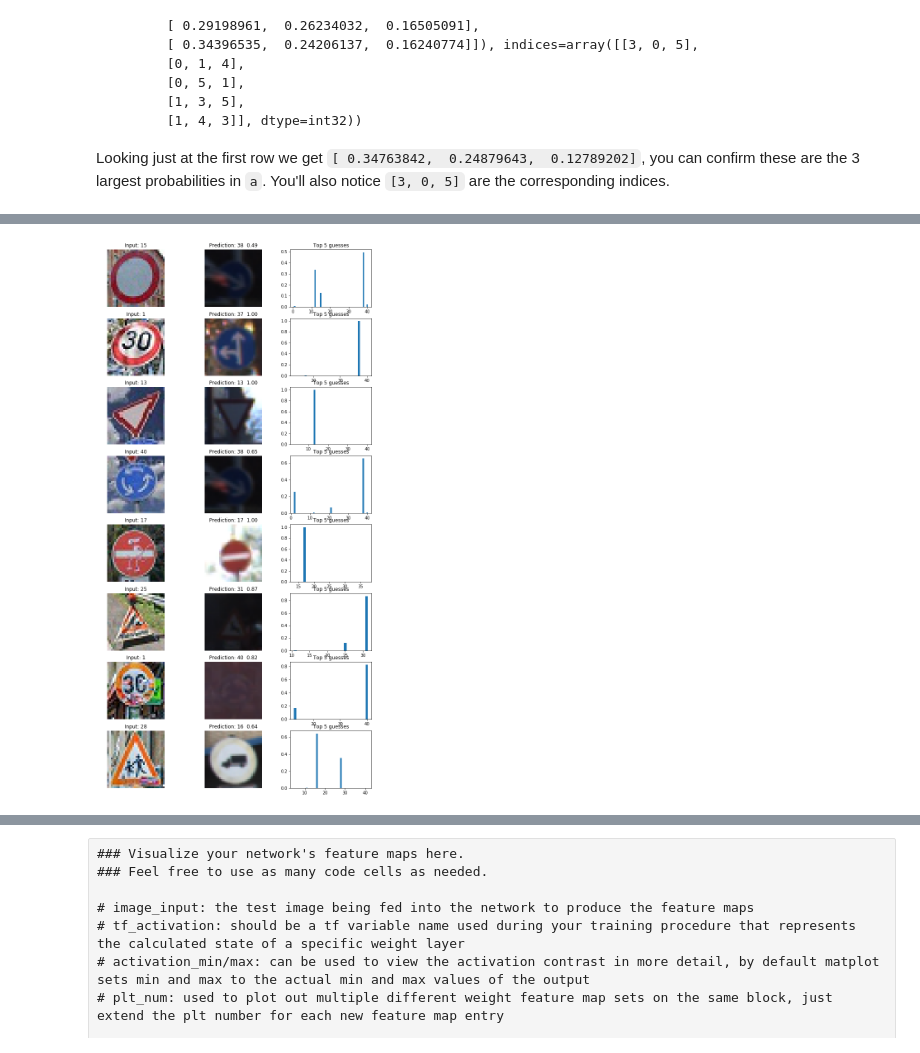
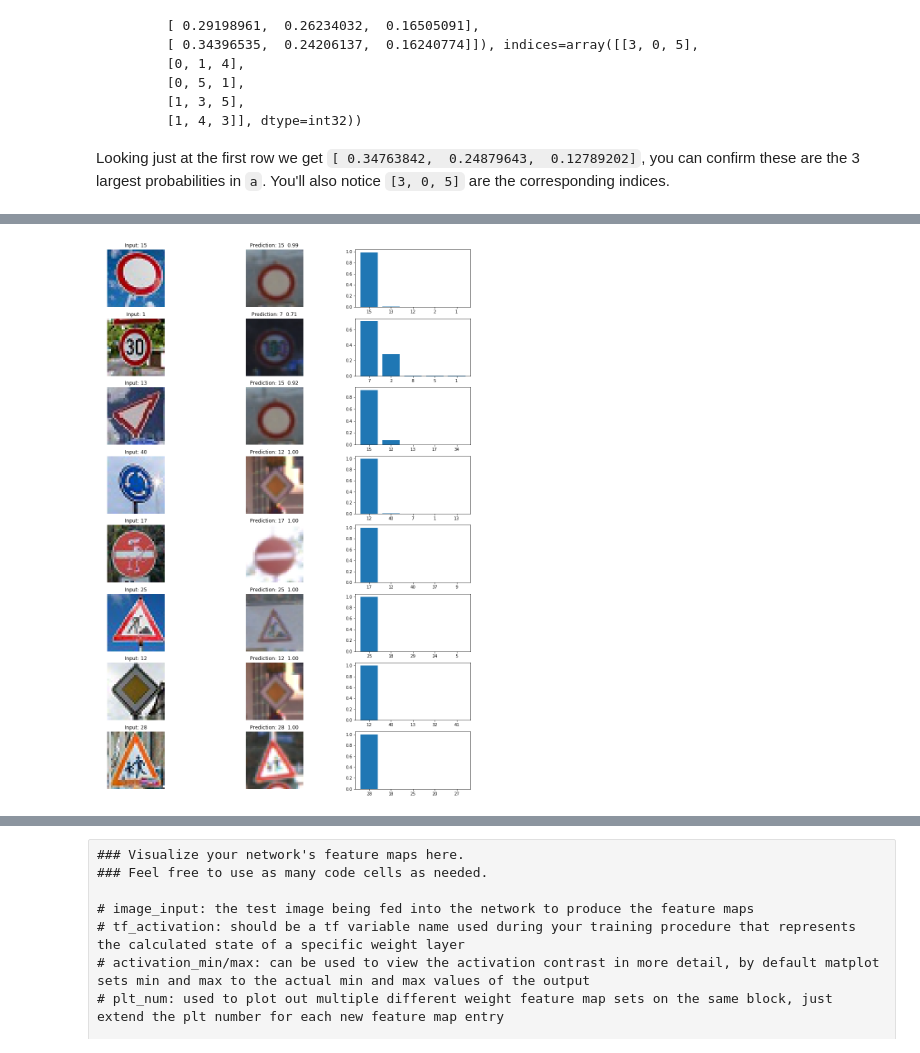
Before and after one commit to tmandzak/CarND-Traffic-Sign-Classifier-Project, a Jupyter notebook: Traffic_Sign_Classifier.ipynb, the cells around one changed output, grey strips where cells are left out. Drawn from its saved outputs; the diff is of its cells as text; code cells hidden in the pictures.

```diff
--- a/Traffic_Sign_Classifier.ipynb
+++ b/Traffic_Sign_Classifier.ipynb
@@ -743,11 +746,2 @@ eval_dict, x, y, logits, accuracy_operation, saver = train_and_validate(X_train,
 # %% [raw]
 plot_eval_dict(eval_dict)
-# %%
-with tf.Session() as sess:
-    saver.restore(sess, tf.train.latest_checkpoint('.'))
-
-    test_accuracy = evaluate(X_test, y_test, x, y, accuracy_operation)
-
-    #test_accuracy, test_loss = evaluate(X_test_normalized, y_test)
-
-    print("Test Accuracy = {:.3f}".format(test_accuracy))
@@ -783,7 +775,7 @@ fig, axs = plt.subplots(1, 8, figsize=(17, 5))
 axs = axs.ravel()
 
 images = []
-labels = [15, 1, 13, 40, 17, 25, 1, 28]
+labels = [15, 1, 13, 40, 17, 25, 12, 28]
 
 for i in range(8):
     img = './signs/'+str(i)+'.jpg'
@@ -797,10 +789,4 @@ for i in range(8):
 images_RGB = np.asarray(images)
 
 images = np.sum(images_RGB//3, axis=3, keepdims=True).astype('uint8')
-'''
-for i in range(8):
-    axs[i+8].axis('off')
-    axs[i+8].imshow(images[i].squeeze(), cmap='gray')
-    axs[i+8].set_title(str(labels[i])+'  '+str(images[i].shape))
-'''
 # %% [output]
@@ -822,6 +807,6 @@ with tf.Session() as sess:
     sess.run(tf.global_variables_initializer())
     saver = tf.train.import_meta_graph('./lenet.meta')
     saver.restore(sess, "./lenet")
-    accuracy = evaluate(images, labels, x, y, accuracy_operation)
+    accuracy = evaluate(images, labels, x, y, keep_prob, accuracy_operation)
     print("Test Set Accuracy = {:.3f}".format(accuracy))
 # %% [output]
@@ -872,8 +861,11 @@ Looking just at the first row we get `[ 0.34763842,  0.24879643,  0.12789202]`,
 # %%
+softmax_logits = tf.nn.softmax(logits)
+top_k = tf.nn.top_k(softmax_logits, k=5)
+
 with tf.Session() as sess:
     sess.run(tf.global_variables_initializer())
     saver = tf.train.import_meta_graph('./lenet.meta')
     saver.restore(sess, "./lenet")
 
-    softmax_logits = sess.run(tf.nn.softmax(logits), feed_dict={x: images})
-    top_k = sess.run(tf.nn.top_k(softmax_logits, k=5), feed_dict={x: images})
+    sl = sess.run(softmax_logits, feed_dict={x: images, keep_prob: 1})
+    tk = sess.run(top_k, feed_dict={x: images, keep_prob: 1})
@@ -891,18 +872,18 @@ array([[38, 12, 15, 40,  1],
 # %%
-fig, axs = plt.subplots(len(images_RGB), 3, figsize=(12, len(images_RGB)*3))
+fig, axs = plt.subplots(len(images_RGB), 3, figsize=(17, len(images_RGB)*3))
 
 for i, image in enumerate(images_RGB):
     axs[i, 0].axis('off')
     axs[i, 0].imshow(image)
     axs[i, 0].set_title('Input: '+str(labels[i]))
 
-    prediction = top_k[1][i][0]
-    sign = np.argwhere(y_valid == prediction)[0]
+    prediction = tk[1][i][0]
+    sign = np.argwhere(y_valid == prediction)[10]
     axs[i, 1].axis('off')
     axs[i, 1].imshow(X_RGB_valid[sign].squeeze())
-    axs[i, 1].set_title('Prediction: '+str(prediction)+'  {:.2f}'.format(top_k[0][i][0]))
+    axs[i, 1].set_title('Prediction: '+str(prediction)+'  {:.2f}'.format(tk[0][i][0]))
 
-    axs[i, 2].bar(top_k.indices[i], top_k.values[i])
-    axs[i, 2].set_title('Top 5 guesses')
+    axs[i, 2].bar(np.arange(5), tk[0][i])
+    axs[i, 2].set_xticklabels(['-']+list(tk[1][i]), minor=False)
 # %% [output]
-[figure, old version]
+[figure, new version]
```
Also changed, not shown: parts of 23 cells of this notebook, 8 other files.
